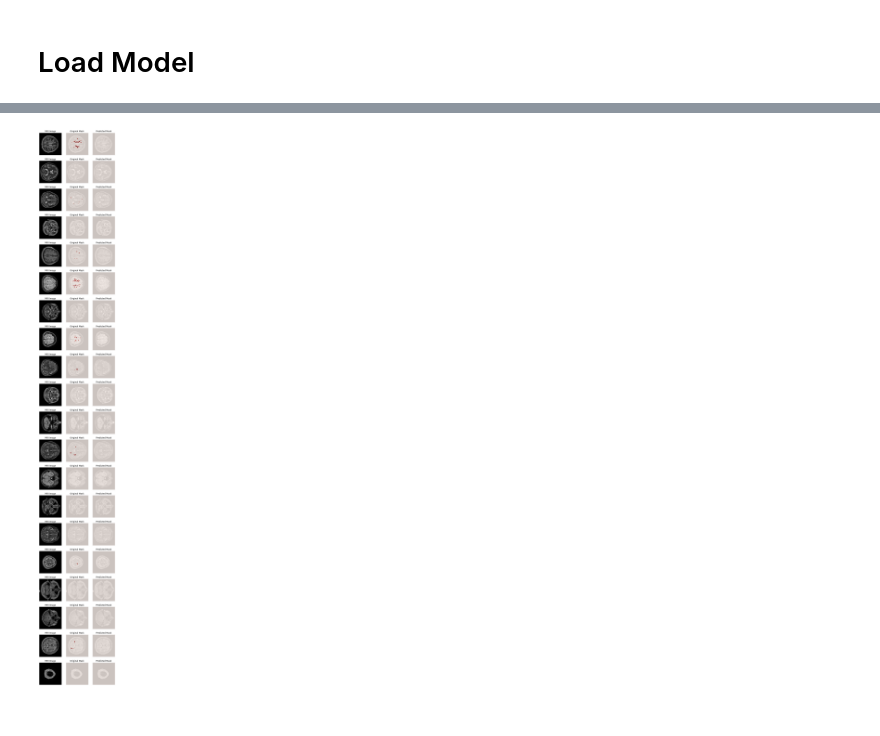
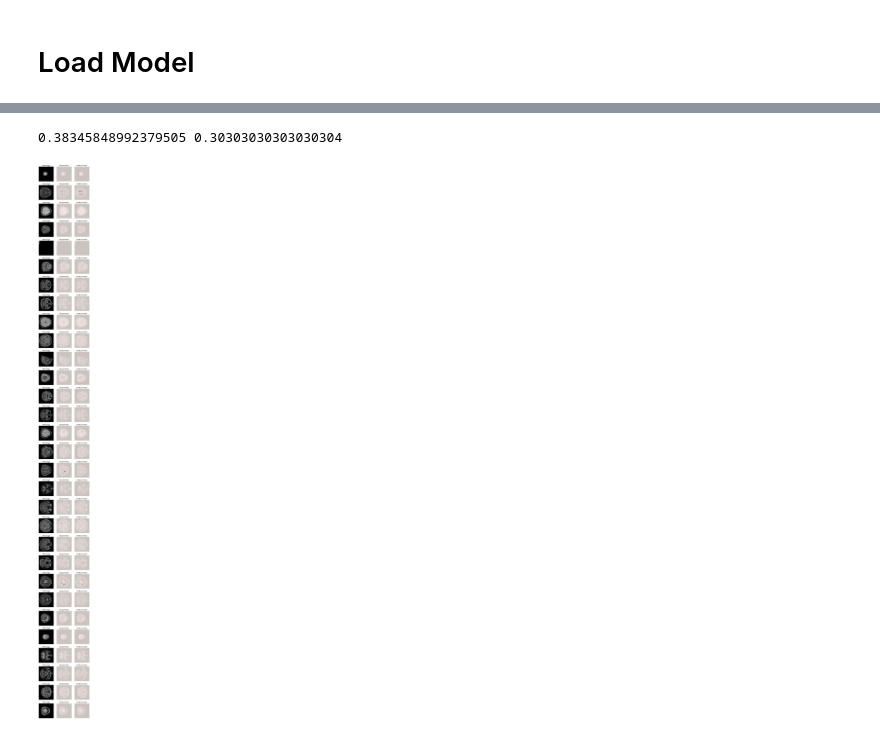
Before and after one commit to CM-Kim/unet_research, a Jupyter notebook: ms_lesions_segmentation.ipynb, the cells around one changed output, grey strips where cells are left out. Cells and saved outputs as stored; diff of their text form; code cells hidden in the pictures.

```diff
--- a/ms_lesions_segmentation.ipynb
+++ b/ms_lesions_segmentation.ipynb
@@ -267,9 +195,11 @@ from keras.callbacks import ModelCheckpoint, EarlyStopping, ReduceLROnPlateau
 from sklearn.preprocessing import LabelEncoder
 from keras.models import load_model
 
-model_checkpoint  = ModelCheckpoint('model_best_checkpoint.h5', save_best_only=True,
+checkpoint_name = 'model_v2_best_checkpoint.h5'
+
+model_checkpoint  = ModelCheckpoint(checkpoint_name, save_best_only=True,
                                     monitor='val_loss', mode='min', verbose=1)
-early_stopping = EarlyStopping(monitor='val_loss', patience=10, mode='min')
+early_stopping = EarlyStopping(monitor='val_loss', patience=5, mode='min' , baseline=None)
 reduceLR = ReduceLROnPlateau(patience=4, verbose=2, monitor='val_loss',min_lr=1e-4, mode='min')
 
 callback_list = [early_stopping, reduceLR, model_checkpoint]
@@ -324,11 +263,13 @@ from keras.callbacks import ModelCheckpoint, EarlyStopping, ReduceLROnPlateau
 from sklearn.preprocessing import LabelEncoder
 from keras.models import load_model
 
-unet = load_model('model_best_checkpoint.h5', custom_objects={'bce_dice_loss': bce_dice_loss,'iou_metric':tf.keras.metrics.MeanIoU(num_classes=2,name="mean_iou")}) #or compile = False
+unet = load_model(checkpoint_name, custom_objects={'bce_dice_loss': bce_dice_loss,'iou_metric':tf.keras.metrics.MeanIoU(num_classes=2,name="mean_iou"}) #or compile = False
+
+# unet = load_model(checkpoint_name, custom_objects={'bce_dice_loss': bce_dice_loss,'iou_metric':tf.keras.metrics.MeanIoU(num_classes=2,name="mean_iou")}) #or compile = False
 # %%
 # src: https://www.kaggle.com/aglotero/another-iou-metric
 def get_iou_vector(A, B):
-    t = A
+    t = A > 0
     p = B
     intersection = np.logical_and(t,p)
     union = np.logical_or(t,p)
@@ -363,24 +305,28 @@ ValueError: operands could not be broadcast together with shapes (1414,256,256)
+# %%
+print(iou_best,th_best)
+# %% [output]
+0.38345848992379505 0.30303030303030304
 # %%
 THRESHOLD = 0.2
-predicted_mask = (unet.predict(X_v)>THRESHOLD)*1
+predicted_mask = (unet.predict(X_v)>(th_best))*1
 # %%
-i=1;total=20
+i=1;total=30
 temp = np.ones_like( Y_v[0] )
 
-plt.figure(figsize=(8,60))
+plt.figure(figsize=(8,90))
 for idx in np.random.randint(0,high=X_v.shape[0],size=total):
     plt.subplot(total,3,i);i+=1
     plt.imshow(X_v[idx], cmap='gray' )
     plt.title("MRI Image");plt.axis('off')
 
     plt.subplot(total,3,i);i+=1
     plt.imshow( X_v[idx], cmap='gray' )
     plt.imshow( Y_v[idx], alpha=0.8, cmap='Reds' )
     plt.title("Original Mask");plt.axis('off')
 
     plt.subplot(total,3,i);i+=1
     plt.imshow( X_v[idx], cmap='gray' )
     plt.imshow( predicted_mask[idx],  alpha=0.8, cmap='Reds' )
     plt.title("Predicted Mask");plt.axis('off')
 # %% [output]
-[figure, old version]
+[figure, new version]
```
Also changed, not shown: parts of 17 cells of this notebook, 17 other files.
